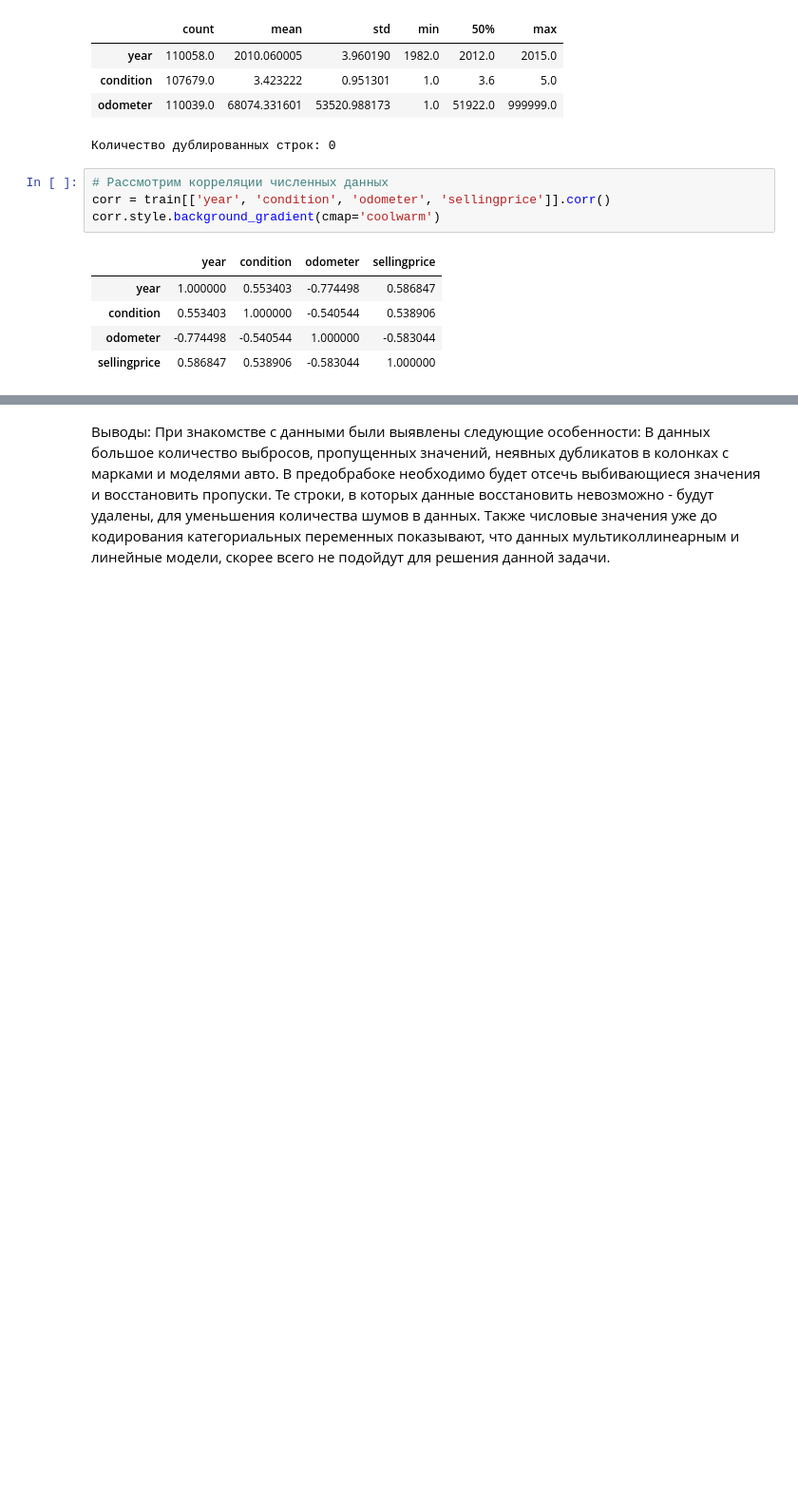
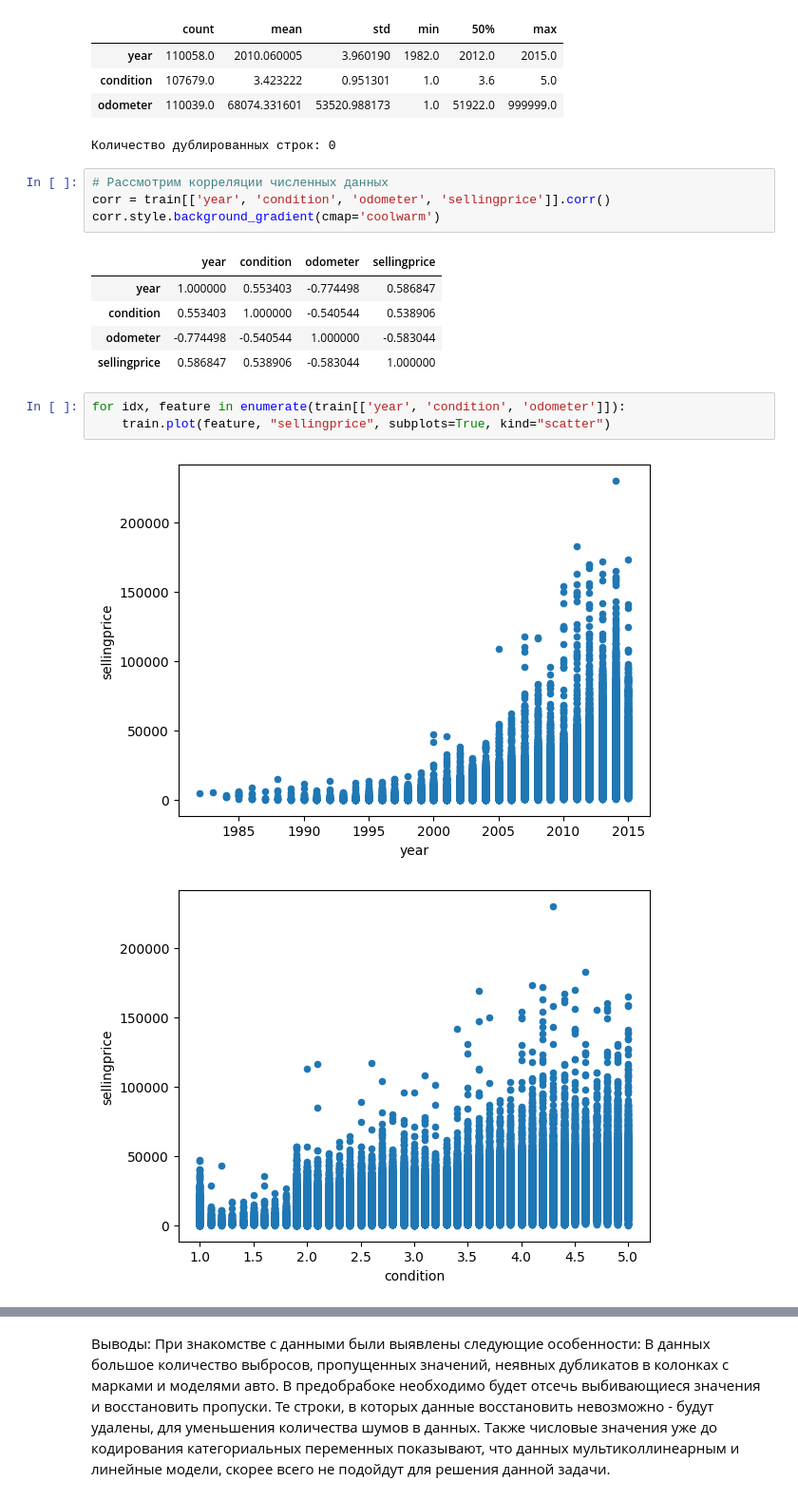
Before and after one commit to samohod4ik/used_cars_price_prediction, a Jupyter notebook: used_cars_price_predictions.ipynb, the cells around one changed output, grey strips where cells are left out. Shown at 95% size. Saved outputs shown, nothing was run; the diff lists cells and outputs as text; blank space fills up the shorter version.

```diff
--- a/used_cars_price_predictions.ipynb
+++ b/used_cars_price_predictions.ipynb
@@ -151,3 +167,9 @@ corr.style.background_gradient(cmap='coolwarm')
 | condition | 0.553403 | 1.000000 | -0.540544 | 0.538906 |
 | odometer | -0.774498 | -0.540544 | 1.000000 | -0.583044 |
 | sellingprice | 0.586847 | 0.538906 | -0.583044 | 1.000000 |
+# %%
+for idx, feature in enumerate(train[['year', 'condition', 'odometer']]):
+    train.plot(feature, "sellingprice", subplots=True, kind="scatter")
+# %% [output]
+[figure, added]
+[figure, added]
```
Also changed, not shown: parts of 43 cells of this notebook, 1 other file.
